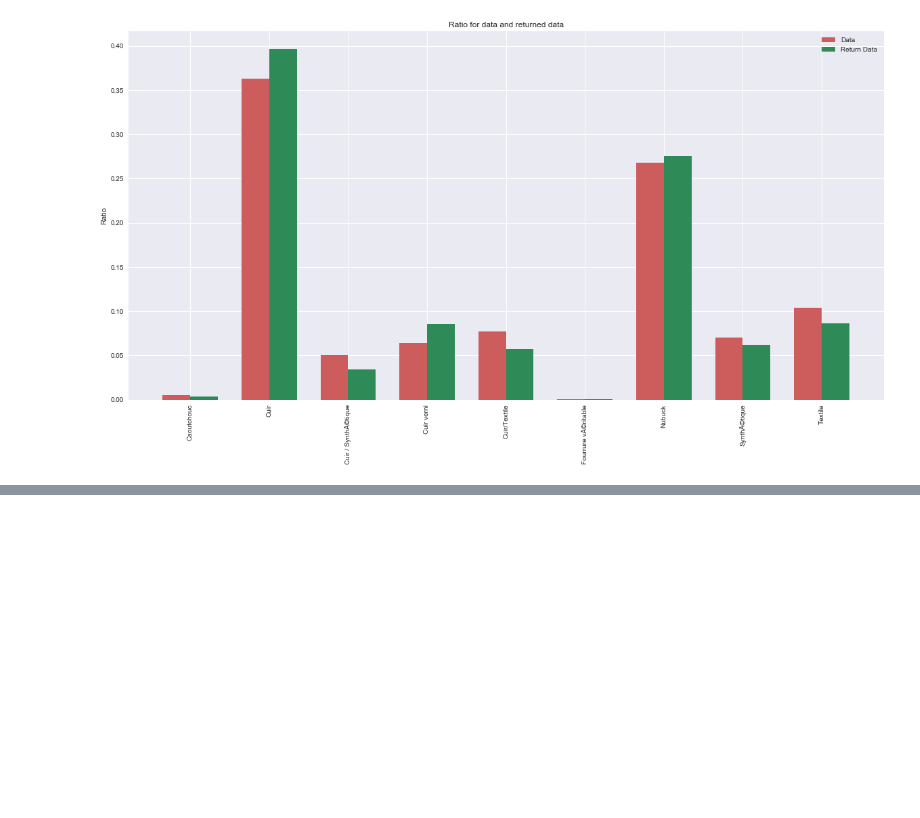
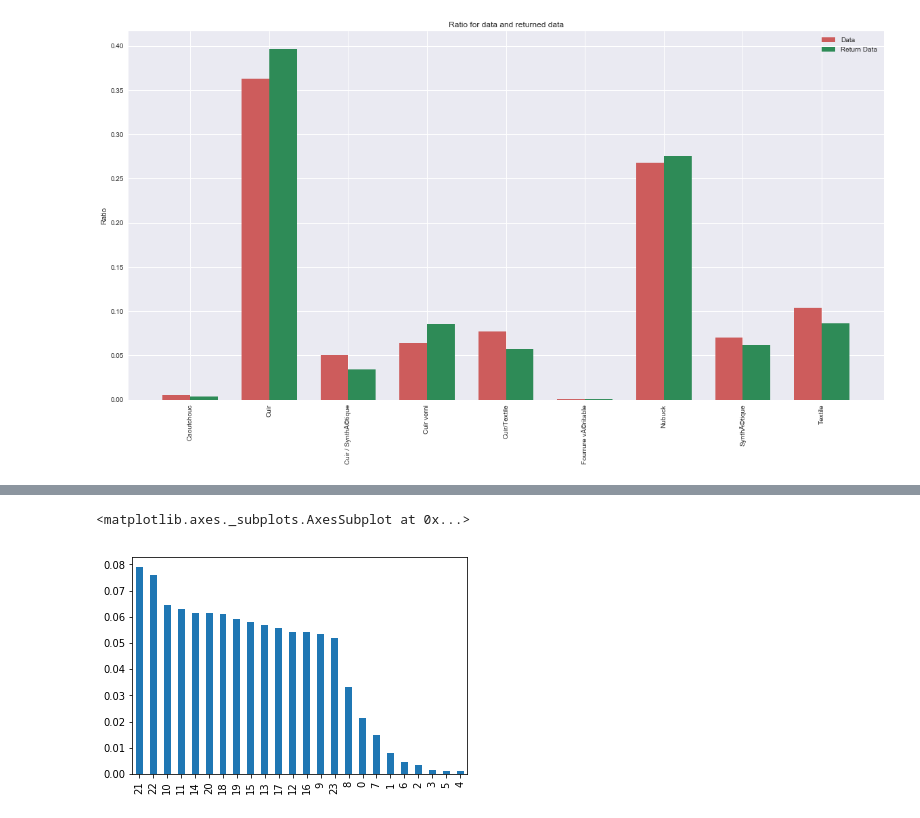
Before and after one commit to pepi4e/SD210-ML-challenge, a Jupyter notebook: statistiques.ipynb, the cells around one changed output, grey strips where cells are left out. Drawn from its saved outputs; the diff is of its cells as text; code cells hidden in the pictures; blank space fills up the shorter version.

```diff
--- a/statistiques.ipynb
+++ b/statistiques.ipynb
@@ -573,0 +624,12 @@ histogramme('UpperMaterialLabel')
+# %%
+dsdatereturn = pd.Series(1,index = range(returndata.shape[0]))
+m = 0
+for j in (returndata['index'].values):
+    dsdatereturn.iloc[m]=int(returndata['OrderCreationDate'][j][11:13])
+    m=m+1
+# %%
+ratioreturn = (dsdatereturn.value_counts())/returndata.shape[0]
+ratioreturn.plot(kind='bar')
+# %% [output]
+<matplotlib.axes._subplots.AxesSubplot at 0x...>
+[figure, added]
```
Also changed, not shown: parts of 14 cells of this notebook.
